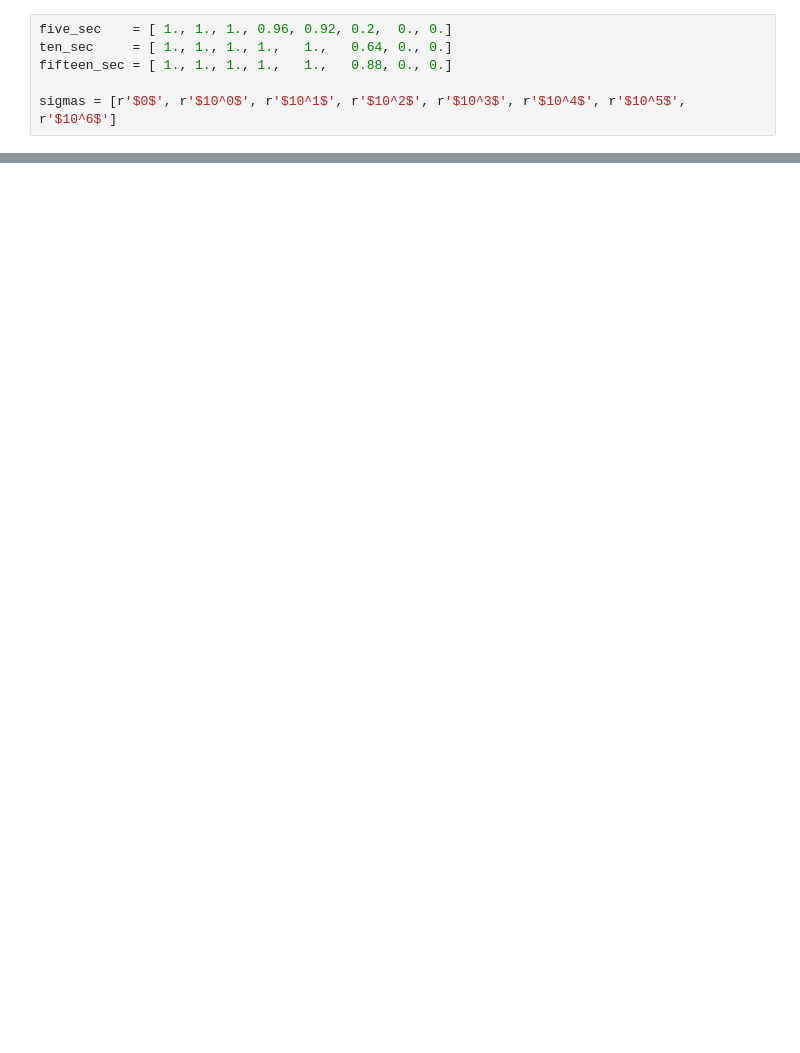
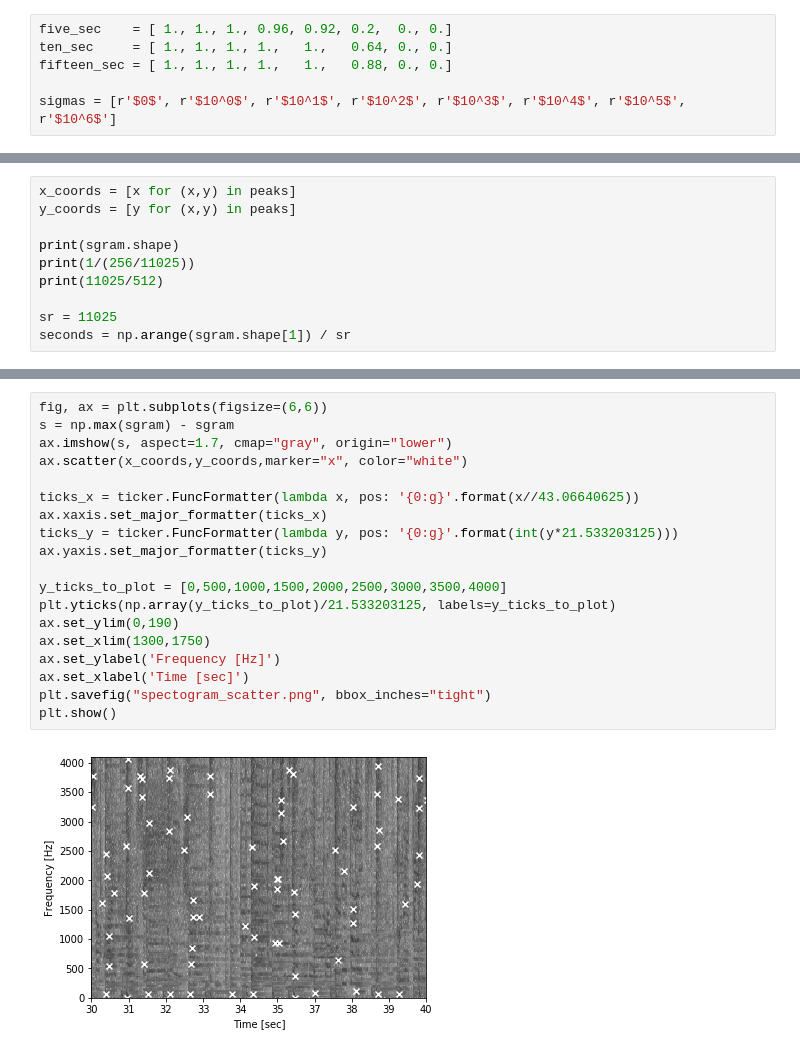
Before and after one commit to Hernqvist/searchproj, a Jupyter notebook: plotting.ipynb, the cells around one changed output, grey strips where cells are left out. Saved outputs shown, nothing was run; the diff lists cells and outputs as text; blank space fills up the shorter version.

```diff
--- a/plotting.ipynb
+++ b/plotting.ipynb
@@ -26,0 +58,10 @@ plt.show()
+# %%
+x_coords = [x for (x,y) in peaks]
+y_coords = [y for (x,y) in peaks]
+
+print(sgram.shape)
+print(1/(256/11025))
+print(11025/512)
+
+sr = 11025
+seconds = np.arange(sgram.shape[1]) / sr
@@ -26,0 +93,21 @@ plt.show()
+# %%
+fig, ax = plt.subplots(figsize=(6,6))
+s = np.max(sgram) - sgram
+ax.imshow(s, aspect=1.7, cmap="gray", origin="lower")
+ax.scatter(x_coords,y_coords,marker="x", color="white")
+
+ticks_x = ticker.FuncFormatter(lambda x, pos: '{0:g}'.format(x//43.06640625))
+ax.xaxis.set_major_formatter(ticks_x)
+ticks_y = ticker.FuncFormatter(lambda y, pos: '{0:g}'.format(int(y*21.533203125)))
+ax.yaxis.set_major_formatter(ticks_y)
+
+y_ticks_to_plot = [0,500,1000,1500,2000,2500,3000,3500,4000]
+plt.yticks(np.array(y_ticks_to_plot)/21.533203125, labels=y_ticks_to_plot)
+ax.set_ylim(0,190)
+ax.set_xlim(1300,1750)
+ax.set_ylabel('Frequency [Hz]')
+ax.set_xlabel('Time [sec]')
+plt.savefig("spectogram_scatter.png", bbox_inches="tight")
+plt.show()
+# %% [output]
+[figure, added]
```
Also changed, not shown: parts of 8 cells of this notebook.
